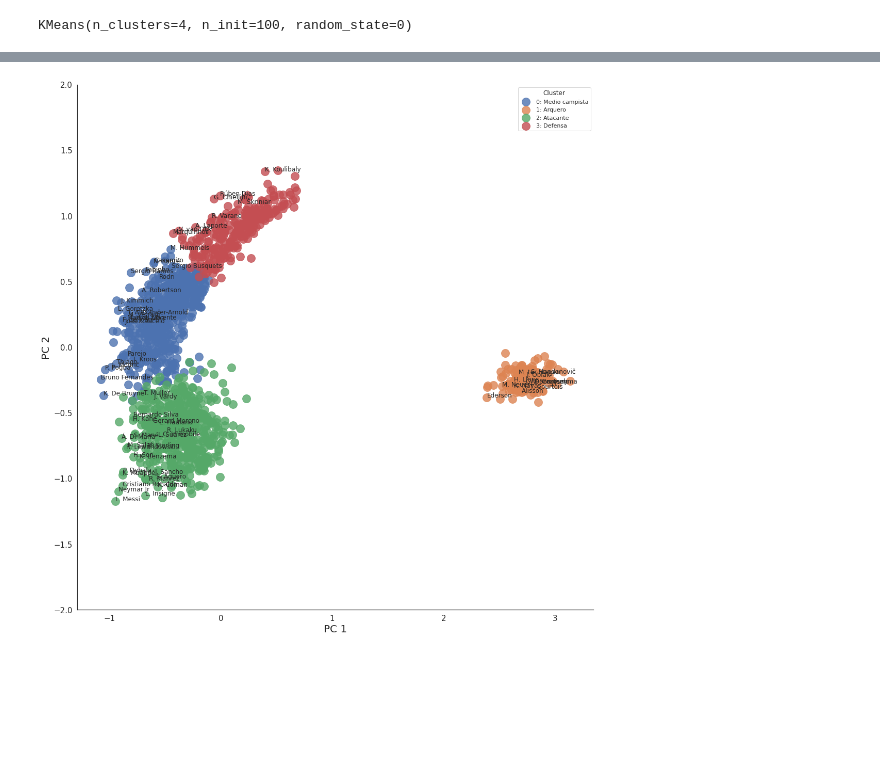
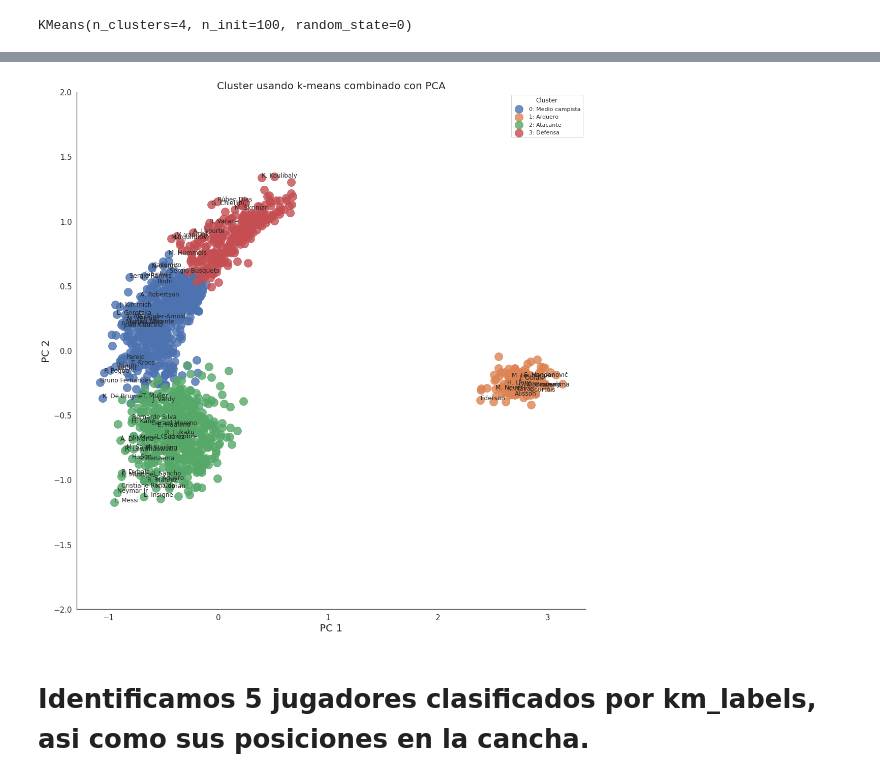
Before and after one commit to argennof/Data_A-V_2022, a Jupyter notebook: Práctico_NoSupervisado_fifa2022_G24.ipynb, the cells around one changed output, grey strips where cells are left out. Drawn from its saved outputs; the diff is of its cells as text; code cells hidden in the pictures; blank space fills up the shorter version.

```diff
--- a/Práctico_NoSupervisado_fifa2022_G24.ipynb
+++ b/Práctico_NoSupervisado_fifa2022_G24.ipynb
@@ -407,6 +455,4 @@ Kmeans encontró:  4 clusters, nosotros forzamos la cantidad
 # %%
-from sklearn import preprocessing
-from sklearn.decomposition import PCA
 
 bool_crack=df_clust["overall"] > 85
 bool_no_crack=df_clust["overall"]<86
@@ -416,6 +462,9 @@ scaler = preprocessing.MinMaxScaler()
 x_scaled = scaler.fit_transform(x)
 X_norm = pd.DataFrame(x_scaled)
 df_train = X_norm.copy()
+df_train.set_axis(df2.select_dtypes(include = np.number, exclude = float).columns,
+                    axis='columns', inplace=True)
+
 
 pca = PCA(n_components=2)
 df_pca = pca.fit_transform(df_train)
@@ -555,28 +578,28 @@ Name: bool_crack, Length: 1464, dtype: bool
 # %%
-import matplotlib.pyplot as plt
-import seaborn as sns
-
 sns.set(style="white")
 ax = sns.lmplot(x="x", y="y", hue='km_labels', data = df_c_KM, legend=True,
 fit_reg=False, size = 15, scatter_kws={"s": 250}, facet_kws={'legend_out': False})
 texts = []
 for x, y, s, c in zip(df_c_KM.x, df_c_KM.y, df_c_KM.short_name,df_c_KM.bool_crack):
     if c:
         texts.append(plt.text(x, y, s))
 
 
 ax.set(ylim=(-2, 2))
 plt.tick_params(labelsize=15)
 plt.xlabel("PC 1", fontsize = 20)
 plt.ylabel("PC 2", fontsize = 20)
+plt.title('Cluster usando k-means combinado con PCA', fontsize = 20)
 
 # title
 new_title = 'Cluster'
 ax._legend.set_title(new_title)
 # replace labels
 new_labels = ['0: Medio campista','1: Arquero','2: Atacante', '3: Defensa']
 for t, l in zip(ax._legend.texts, new_labels):
     t.set_text(l)
 plt.show()
 # %% [output]
-[figure, old version]
+[figure, new version]
+# %% [markdown]
+# Identificamos 5 jugadores clasificados por km_labels, asi como sus posiciones en la cancha.
```
Also changed, not shown: parts of 39 cells of this notebook.
